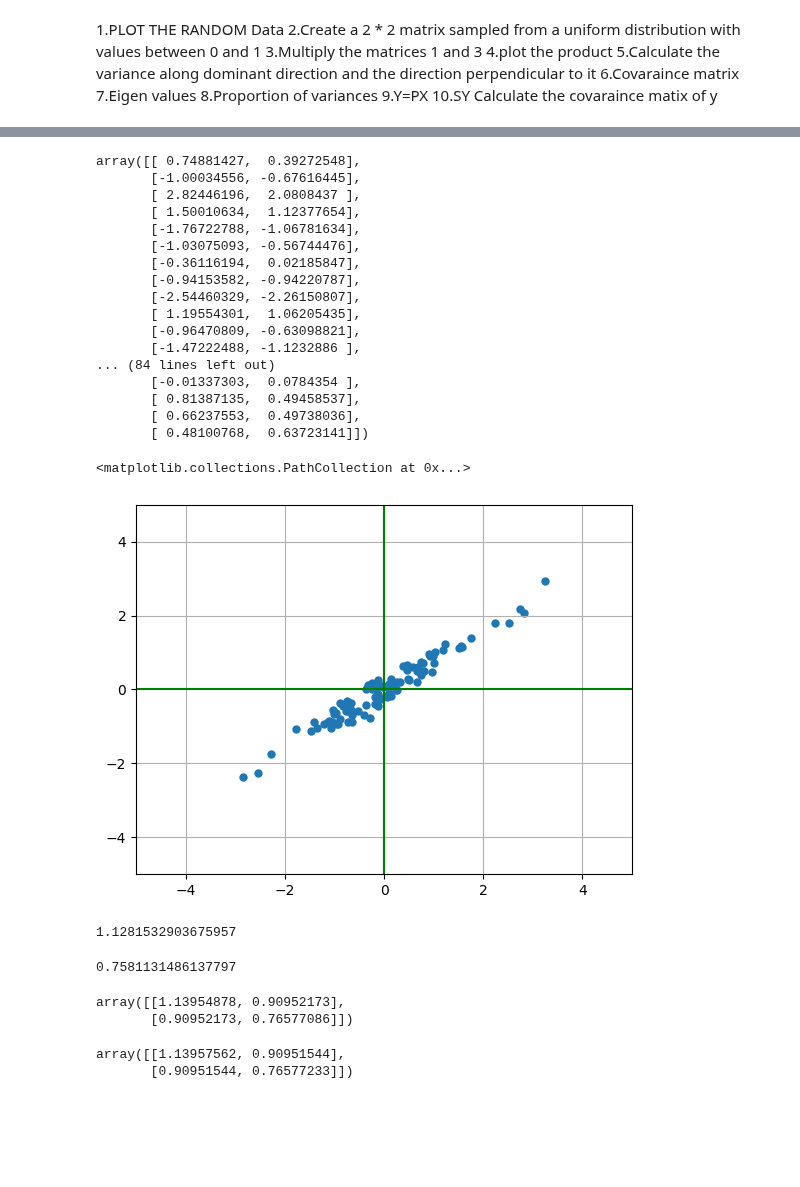
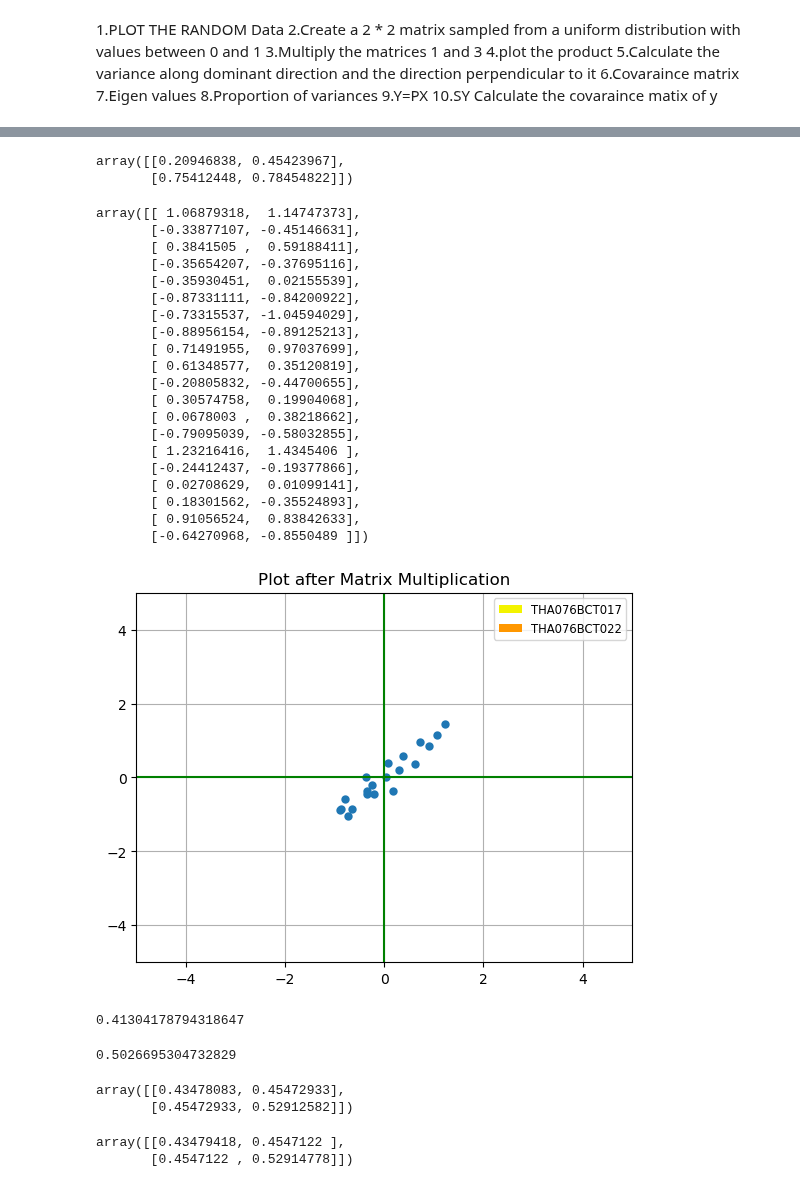
Before and after one commit to Kaustuv-Karki/Data-mining, a Jupyter notebook: PCA-lab1/PCApart1.ipynb, the cells around one changed output, grey strips where cells are left out. Cells and saved outputs as stored; diff of their text form; code cells hidden in the pictures; blank space fills up the shorter version.

```diff
--- a/PCA-lab1/PCApart1.ipynb
+++ b/PCA-lab1/PCApart1.ipynb
@@ -13,7 +13,7 @@
 import numpy as np
 import matplotlib.pyplot as plt
 # %%
-X = np.random.randn(100,2)
+X = np.random.randn(20,2)
 # %%
 X.shape
 # %% [output]
@@ -34,61 +39,72 @@ plt.scatter(X[:,0], X[:,1], linewidths=1)
 # %%
 x1 = np.random.rand(2,2)
+# %%
+x1
+# %% [output]
+array([[0.20946838, 0.45423967],
+       [0.75412448, 0.78454822]])
 # %%
 Y = np.matmul(X, x1)
 # %%
 Y
 # %% [output]
-array([[ 0.74881427,  0.39272548],
-       [-1.00034556, -0.67616445],
-       [ 2.82446196,  2.0808437 ],
-       [ 1.50010634,  1.12377654],
-       [-1.76722788, -1.06781634],
-       [-1.03075093, -0.56744476],
-       [-0.36116194,  0.02185847],
-       [-0.94153582, -0.94220787],
-       [-2.54460329, -2.26150807],
-       [ 1.19554301,  1.06205435],
-       [-0.96470809, -0.63098821],
-       [-1.47222488, -1.1232886 ],
-... (84 lines left out)
-       [-0.01337303,  0.0784354 ],
-       [ 0.81387135,  0.49458537],
-       [ 0.66237553,  0.49738036],
-       [ 0.48100768,  0.63723141]])
+array([[ 1.06879318,  1.14747373],
+       [-0.33877107, -0.45146631],
+       [ 0.3841505 ,  0.59188411],
+       [-0.35654207, -0.37695116],
+       [-0.35930451,  0.02155539],
+       [-0.87331111, -0.84200922],
+       [-0.73315537, -1.04594029],
+       [-0.88956154, -0.89125213],
+       [ 0.71491955,  0.97037699],
+       [ 0.61348577,  0.35120819],
+       [-0.20805832, -0.44700655],
+       [ 0.30574758,  0.19904068],
+       [ 0.0678003 ,  0.38218662],
+       [-0.79095039, -0.58032855],
+       [ 1.23216416,  1.4345406 ],
+       [-0.24412437, -0.19377866],
+       [ 0.02708629,  0.01099141],
+       [ 0.18301562, -0.35524893],
+       [ 0.91056524,  0.83842633],
+       [-0.64270968, -0.8550489 ]])
 # %%
 plt.xlim(-5,5)
 plt.ylim(-5,5)
 plt.grid()
+plt.title("Plot after Matrix Multiplication")
 plt.axhline(y=0, color="g")
 plt.axvline(x=0, color="g")
 plt.scatter(Y[:,0], Y[:,1], linewidths=0.01)
+one = mpatches.Patch(facecolor='#f3f300', label='THA076BCT017', linewidth = 0)
+two = mpatches.Patch(facecolor='#ff9700', label = 'THA076BCT022', linewidth = 0)
+legend = plt.legend(handles=[one, two],fontsize = 'small')
 # %% [output]
-<matplotlib.collections.PathCollection at 0x...>
-[figure, old version]
+[figure, new version]
 # %%
 # Varaiance of the matrix
 np.var(Y[:,0])
 # %% [output]
-1.1281532903675957
+0.41304178794318647
 # %%
 # Variance of the matrix
 np.var(Y[:,1])
 # %% [output]
-0.7581131486137797
+0.5026695304732829
 # %%
 # Covariance of the matrix
 cov_matrix = np.cov(Y.T)
 # %%
 cov_matrix
 # %% [output]
-array([[1.13954878, 0.90952173],
-       [0.90952173, 0.76577086]])
+array([[0.43478083, 0.45472933],
+       [0.45472933, 0.52912582]])
 # %%
 # Variance of the corrlated data
 np.matmul(Y.T, Y) / (Y.shape[0] -1)
 # %% [output]
-array([[1.13957562, 0.90951544],
-       [0.90951544, 0.76577233]])
+array([[0.43479418, 0.4547122 ],
+       [0.4547122 , 0.52914778]])
 # %%
 # Varinance of random data
 np.matmul(X.T, X) / (X.shape[0] -1)
```
Also changed, not shown: parts of 19 cells of this notebook, 18 other files.
